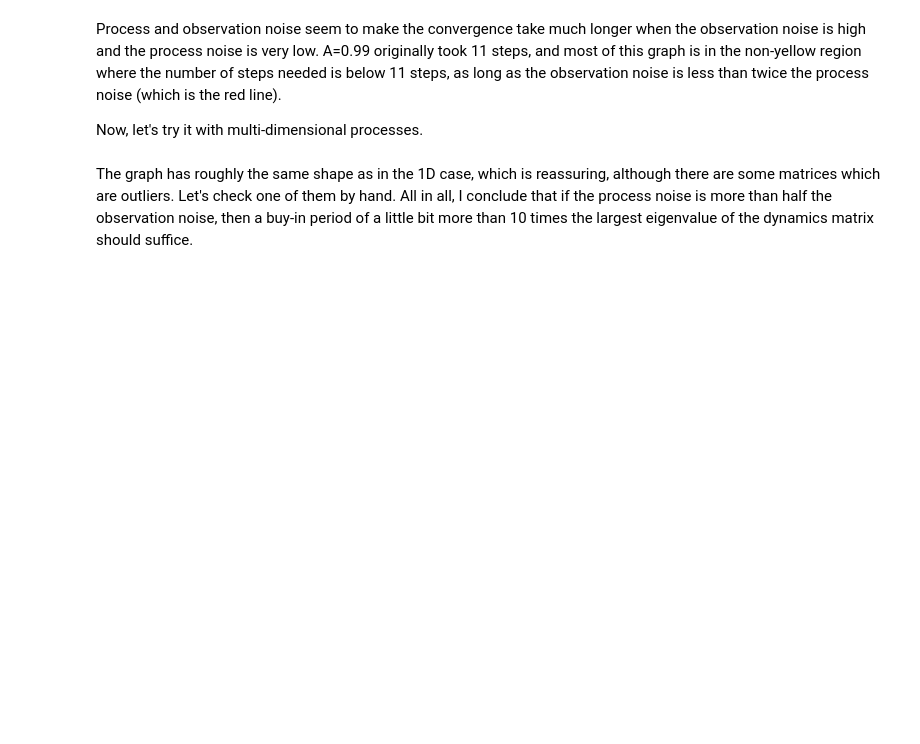
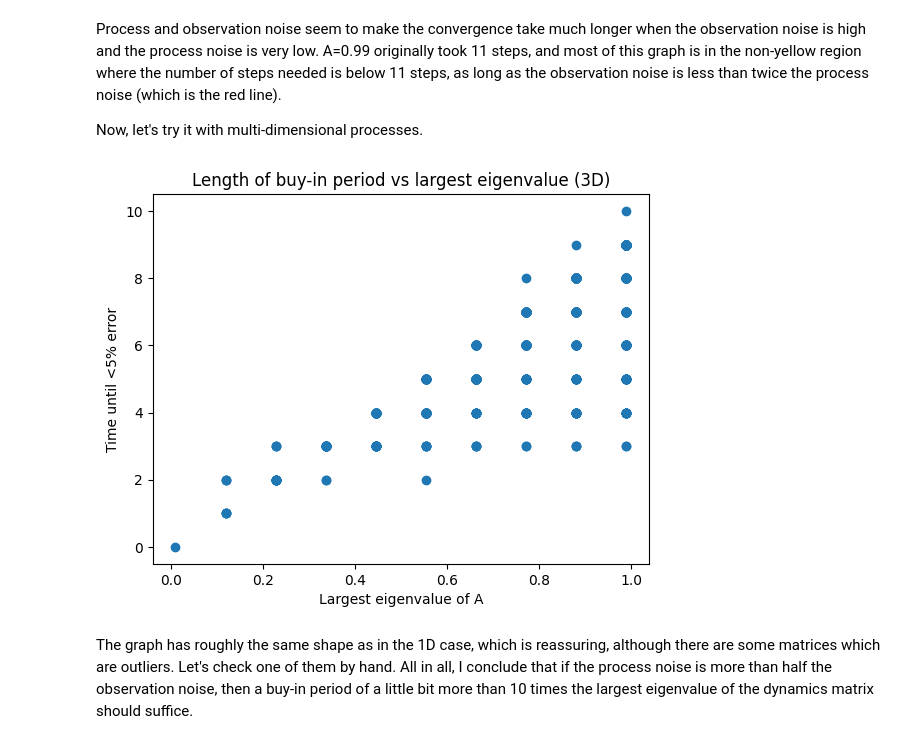
Before and after one commit to Kroiririoroirkk/cmu-project, a Jupyter notebook: LDS_exploration.ipynb, the cells around one changed output. Drawn from its saved outputs; the diff is of its cells as text; code cells hidden in the pictures; blank space fills up the shorter version.

```diff
--- a/LDS_exploration.ipynb
+++ b/LDS_exploration.ipynb
@@ -434,34 +445,36 @@ def create_process_3d_based_on_envals(rng, enval1, enval2, enval3):
     x0 = np.array([100, 100, 100])
     sigma_process = 10
     Sigma_process = (sigma_process**2)*np.eye(3)
     O = np.eye(3)
-    sigma_obs = 25
+    sigma_obs = 20
     Sigma_obs = (sigma_obs**2)*np.eye(3)
     num_steps = 50
     return HMProcess(rng, A, x0, Sigma_process, O, Sigma_obs, num_steps)
 
 def plot_3d_kalman_convergence_dynamics():
     max_envals = []
     t_vals = []
     num_points = 10
     enval_space = np.linspace(0.01,0.99,num_points)
     for enval1 in enval_space:
         for enval2 in enval_space:
             for enval3 in enval_space:
                 try:
                     proc = create_process_3d_based_on_envals(rng, enval1, enval2, enval3)
                     t_vals.append(time_of_convergence(proc))
                     max_envals.append(max(enval1, enval2, enval3))
                 except sklearn.exceptions.ConvergenceWarning:
                     pass
 
     plt.scatter(max_envals, t_vals)
     plt.title('Length of buy-in period vs largest eigenvalue (3D)')
     plt.xlabel('Largest eigenvalue of A')
     plt.ylabel('Time until <5% error')
     plt.show()
 
 plot_3d_kalman_convergence_dynamics()
+# %% [output]
+[figure, added]
 # %% [markdown]
 The graph has roughly the same shape as in the 1D case, which is reassuring, although there are some matrices which are outliers. Let's check one of them by hand. All in all, I conclude that if the process noise is more than half the observation noise, then a buy-in period of a little bit more than 10 times the largest eigenvalue of the dynamics matrix should suffice.
 # %% [markdown]
```
Also changed, not shown: parts of 9 cells of this notebook, 1 other file.
